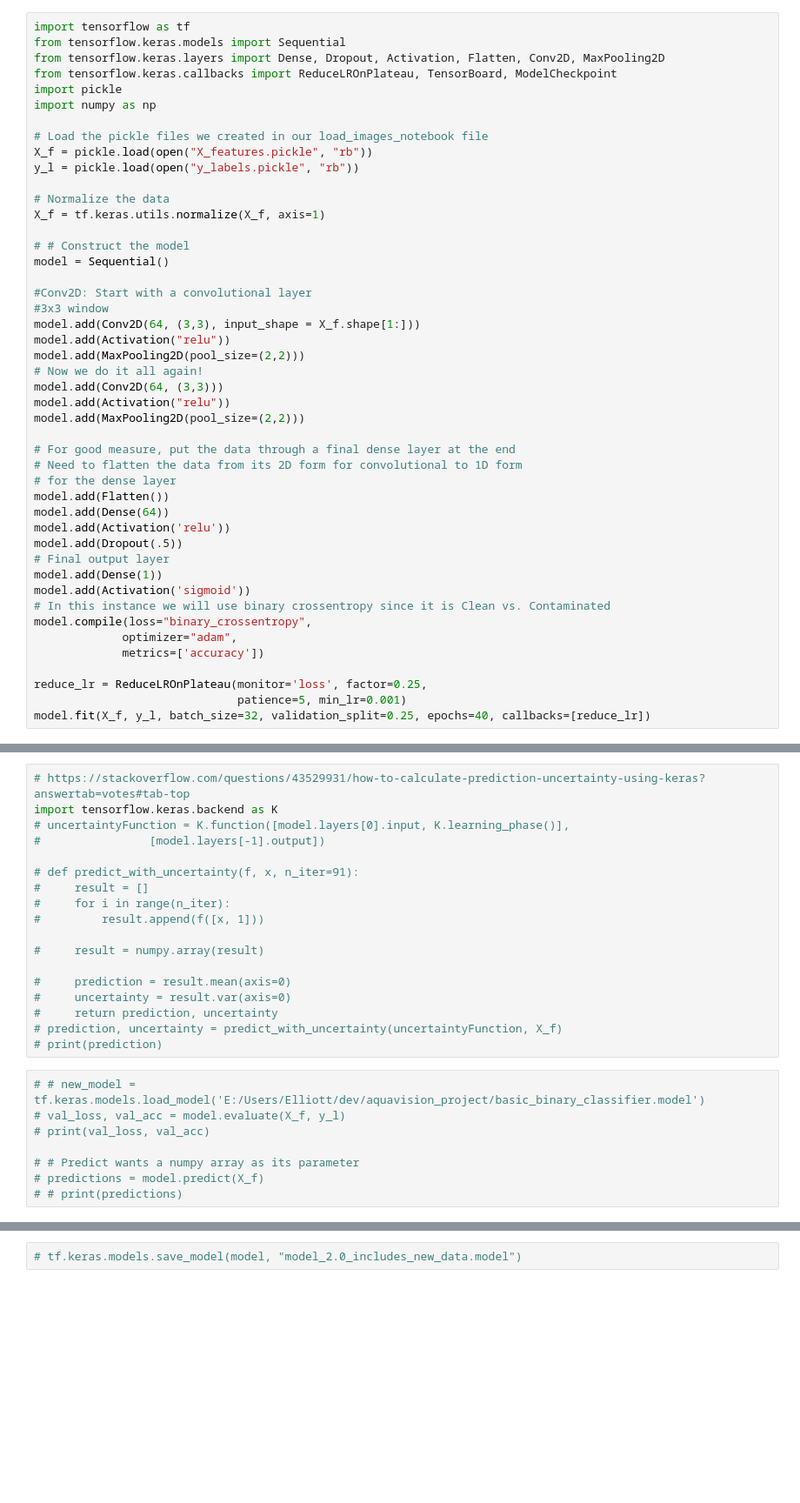
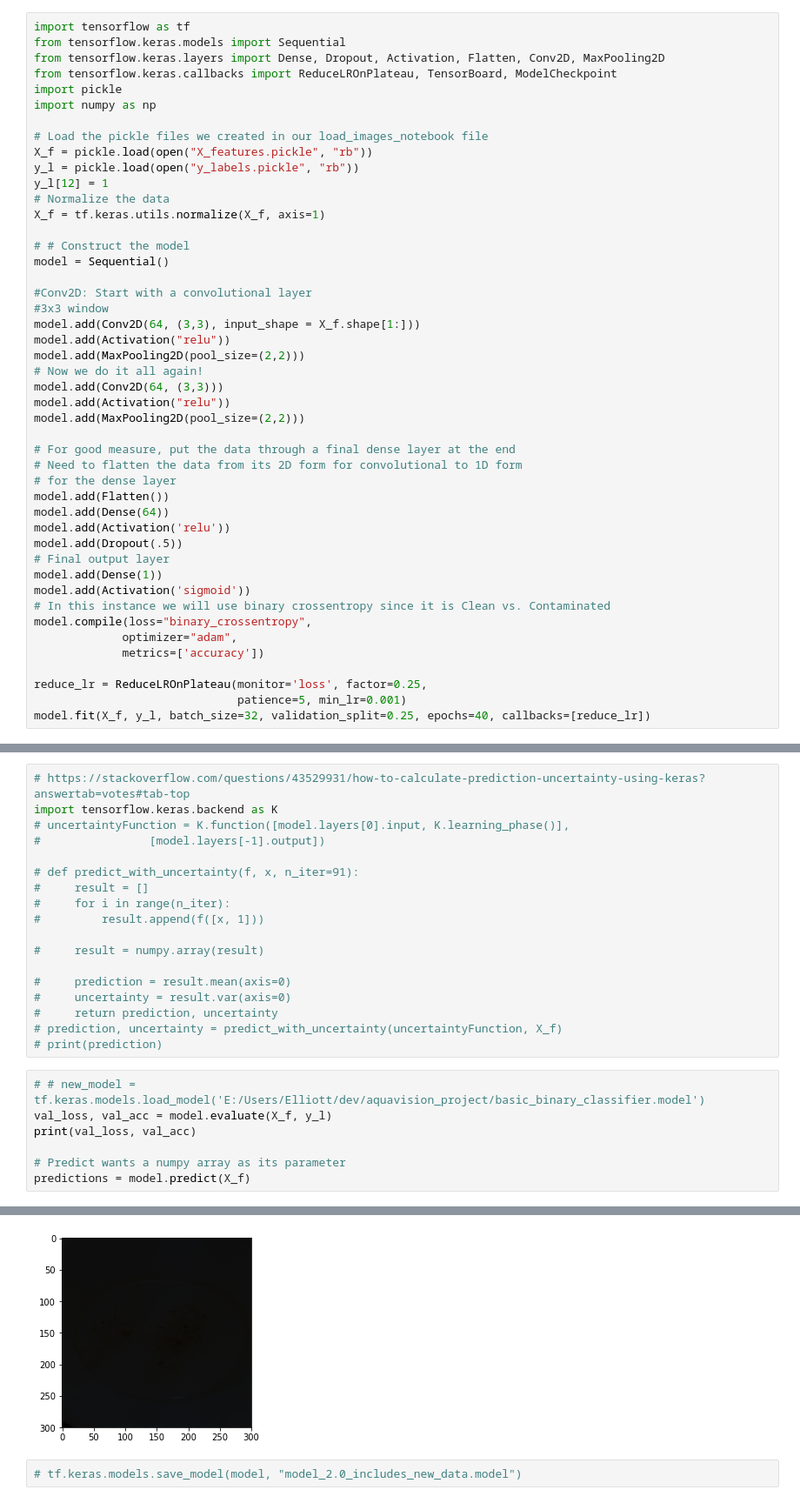
Before and after one commit to Elliott-Ruebush/aquasight_image_loading_and_model, a Jupyter notebook: binary_classifier_CNN_notebook.ipynb, the cells around one changed output, grey strips where cells are left out. Shown at 87% size. Saved outputs shown, nothing was run; the diff lists cells and outputs as text; blank space fills up the shorter version.

Commit message:
Manually fixed error in labels and recalculated model/statistics

```diff
--- a/binary_classifier_CNN_notebook.ipynb
+++ b/binary_classifier_CNN_notebook.ipynb
@@ -9,7 +9,7 @@ import numpy as np
 # Load the pickle files we created in our load_images_notebook file
 X_f = pickle.load(open("X_features.pickle", "rb"))
 y_l = pickle.load(open("y_labels.pickle", "rb"))
-
+y_l[12] = 1
 # Normalize the data
 X_f = tf.keras.utils.normalize(X_f, axis=1)
 
@@ -92,9 +92,9 @@ import tensorflow.keras.backend as K
 # print(prediction)
 # %%
 # # new_model = tf.keras.models.load_model('E:/Users/Elliott/dev/aquavision_project/basic_binary_classifier.model')
-# val_loss, val_acc = model.evaluate(X_f, y_l)
-# print(val_loss, val_acc)
+val_loss, val_acc = model.evaluate(X_f, y_l)
+print(val_loss, val_acc)
 
-# # Predict wants a numpy array as its parameter
-# predictions = model.predict(X_f)
-# # print(predictions)
+# Predict wants a numpy array as its parameter
+predictions = model.predict(X_f)
+# %% [output]
@@ -101,3 +105,4 @@ import tensorflow.keras.backend as K
+[figure, added]
 # %%
 # tf.keras.models.save_model(model, "model_2.0_includes_new_data.model")
 # %%
```
Also changed, not shown: parts of 7 cells of this notebook.
